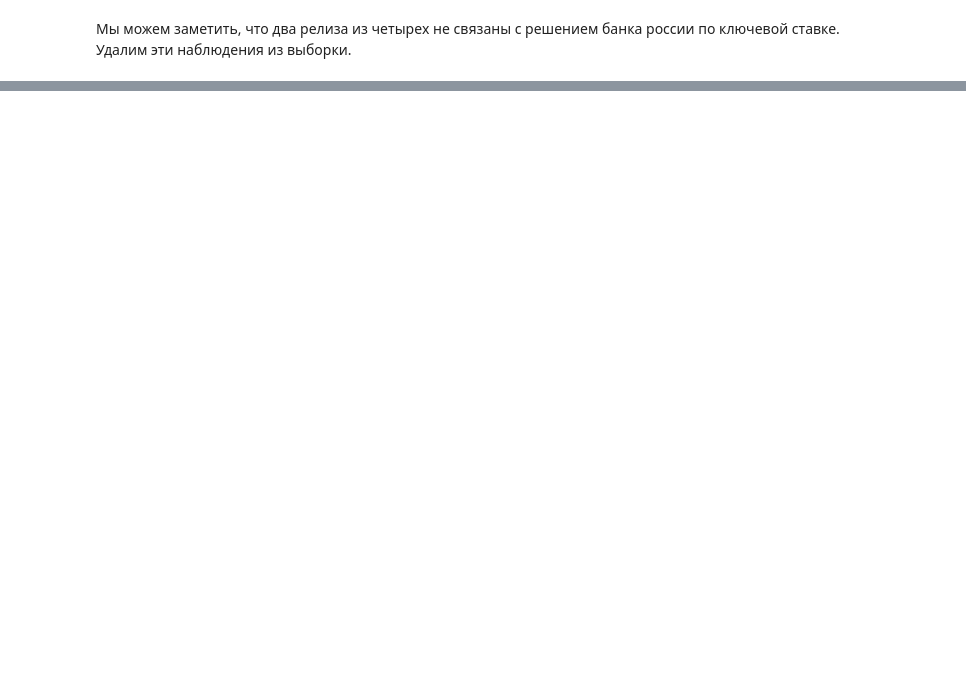
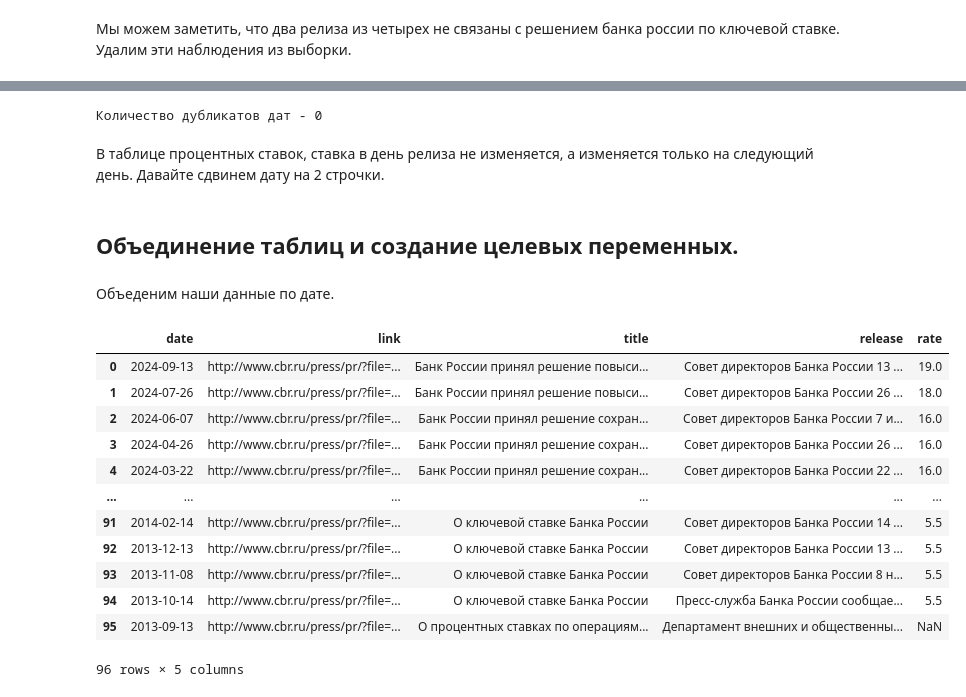
Before and after one commit to ai24-team-15/cbr-press-release-classifier, a Jupyter notebook: eda/cbr_press_releases.ipynb, the cells around one changed output, grey strips where cells are left out. Saved outputs shown, nothing was run; the diff lists cells and outputs as text; code cells hidden in the pictures; blank space fills up the shorter version.

```diff
--- a/eda/cbr_press_releases.ipynb
+++ b/eda/cbr_press_releases.ipynb
@@ -258,0 +249,7 @@ df
+# %%
+print(f'Количество дубликатов дат -', end=' ')
+print(f'{df_rates.duplicated(subset="date").sum()}')
+# %% [output]
+Количество дубликатов дат - 0
+# %% [markdown]
+В таблице процентных ставок, ставка в день релиза не изменяется, а изменяется только на следующий день. Давайте сдвинем дату на 2 строчки.
@@ -258,0 +258,21 @@ df
+# %% [markdown]
+## Объединение таблиц и cоздание целевых переменных.
+# %% [markdown]
+Объеденим наши данные по дате.
+# %%
+df = df.merge(right=df_rates, how='left', on='date')
+df
+# %% [output]
+|  | date | link | title | release | rate |
+| 0 | 2024-09-13 | http://www.cbr.ru/press/pr/?file=... | Банк России принял решение повыси... | Совет директоров Банка России 13 ... | 19.0 |
+| 1 | 2024-07-26 | http://www.cbr.ru/press/pr/?file=... | Банк России принял решение повыси... | Совет директоров Банка России 26 ... | 18.0 |
+| 2 | 2024-06-07 | http://www.cbr.ru/press/pr/?file=... | Банк России принял решение сохран... | Совет директоров Банка России 7 и... | 16.0 |
+| 3 | 2024-04-26 | http://www.cbr.ru/press/pr/?file=... | Банк России принял решение сохран... | Совет директоров Банка России 26 ... | 16.0 |
+| 4 | 2024-03-22 | http://www.cbr.ru/press/pr/?file=... | Банк России принял решение сохран... | Совет директоров Банка России 22 ... | 16.0 |
+| ... | ... | ... | ... | ... | ... |
+| 91 | 2014-02-14 | http://www.cbr.ru/press/pr/?file=... | О ключевой ставке Банка России | Совет директоров Банка России 14 ... | 5.5 |
+| 92 | 2013-12-13 | http://www.cbr.ru/press/pr/?file=... | О ключевой ставке Банка России | Совет директоров Банка России 13 ... | 5.5 |
+| 93 | 2013-11-08 | http://www.cbr.ru/press/pr/?file=... | О ключевой ставке Банка России | Совет директоров Банка России 8 н... | 5.5 |
+| 94 | 2013-10-14 | http://www.cbr.ru/press/pr/?file=... | О ключевой ставке Банка России | Пресс-служба Банка России сообщае... | 5.5 |
+| 95 | 2013-09-13 | http://www.cbr.ru/press/pr/?file=... | О процентных ставках по операциям... | Департамент внешних и общественны... | NaN |
+96 rows × 5 columns
```
Also changed, not shown: parts of 51 cells of this notebook.
